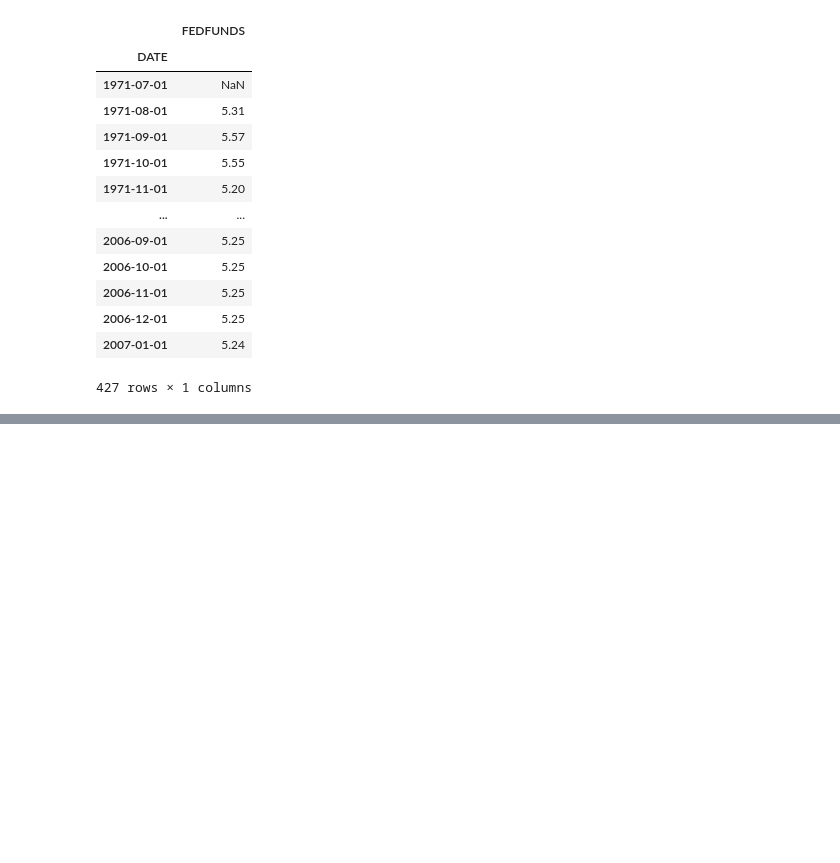
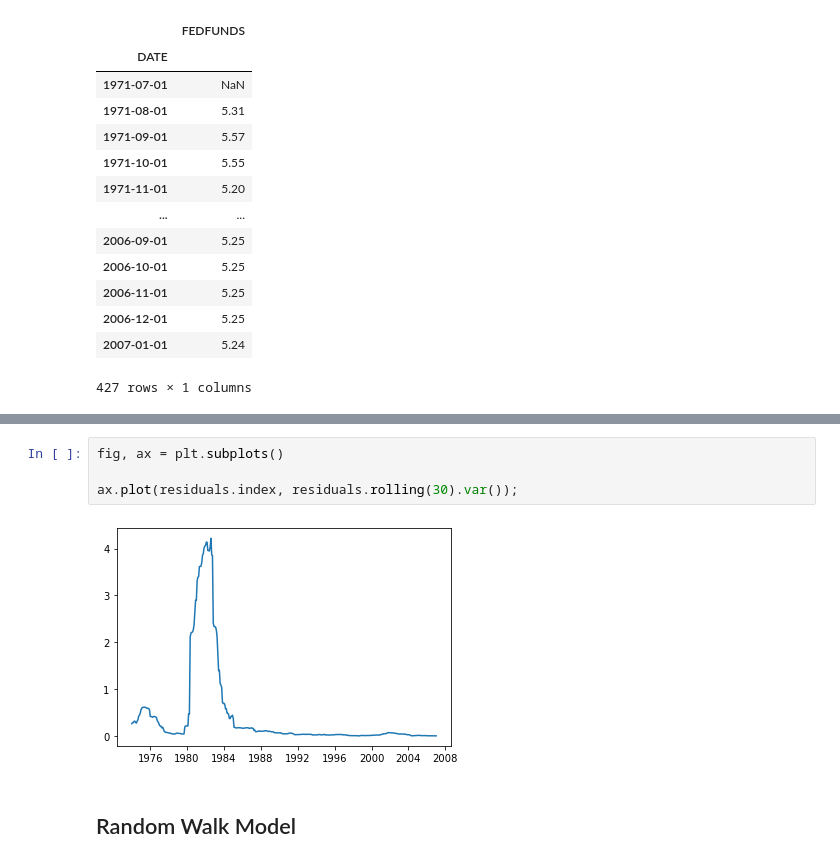
Before and after one commit to mychaldubyk/Federal-Funds-Rate-Analysis, a Jupyter notebook: Working_Notebooks/Capstone_new.ipynb, the cells around one changed output, grey strips where cells are left out. Saved outputs shown, nothing was run; the diff lists cells and outputs as text; blank space fills up the shorter version.

```diff
--- a/Working_Notebooks/Capstone_new.ipynb
+++ b/Working_Notebooks/Capstone_new.ipynb
@@ -613,0 +651,8 @@ naive
+# %%
+fig, ax = plt.subplots()
+
+ax.plot(residuals.index, residuals.rolling(30).var());
+# %% [output]
+[figure, added]
+# %% [markdown]
+## Random Walk Model
```
Also changed, not shown: parts of 18 cells of this notebook.
